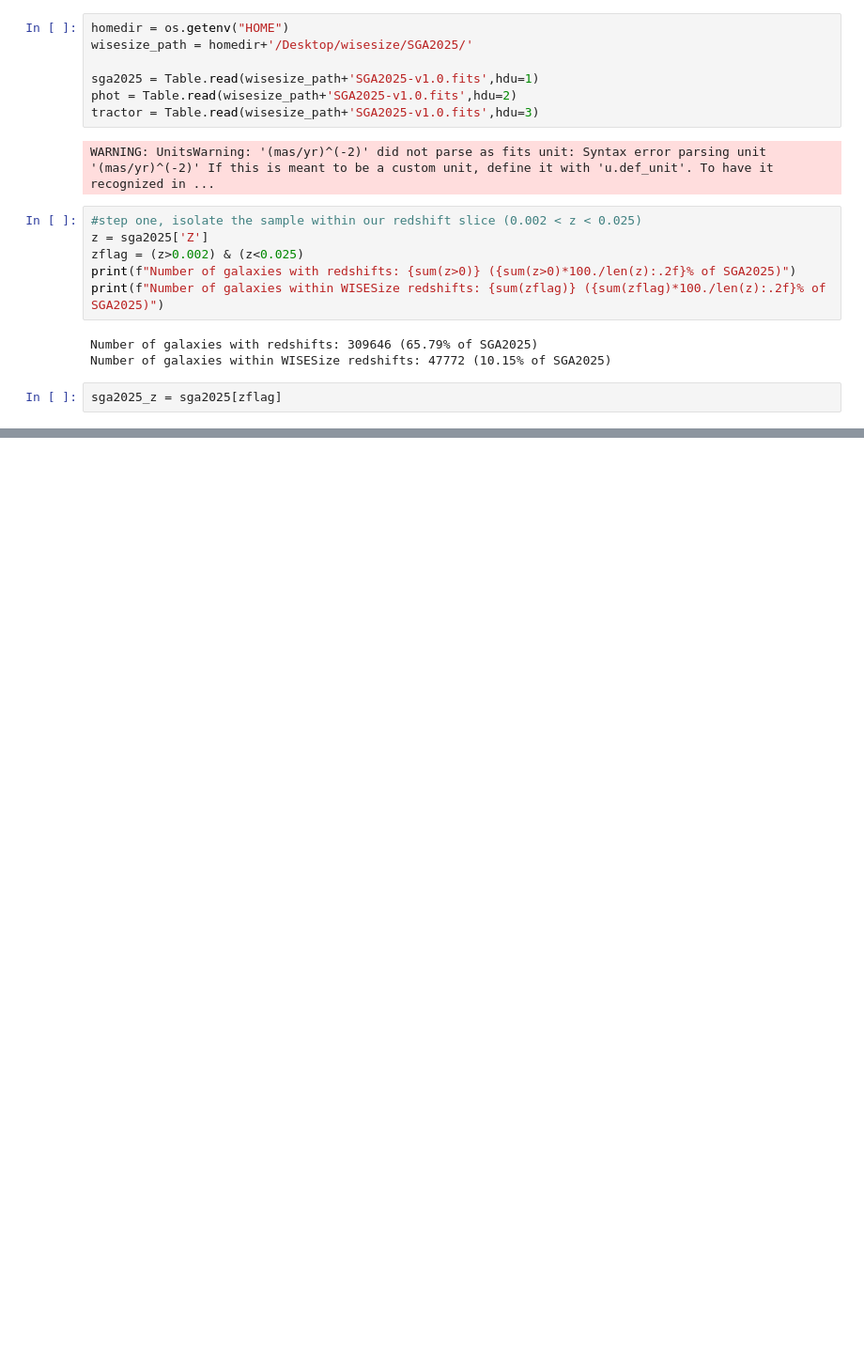
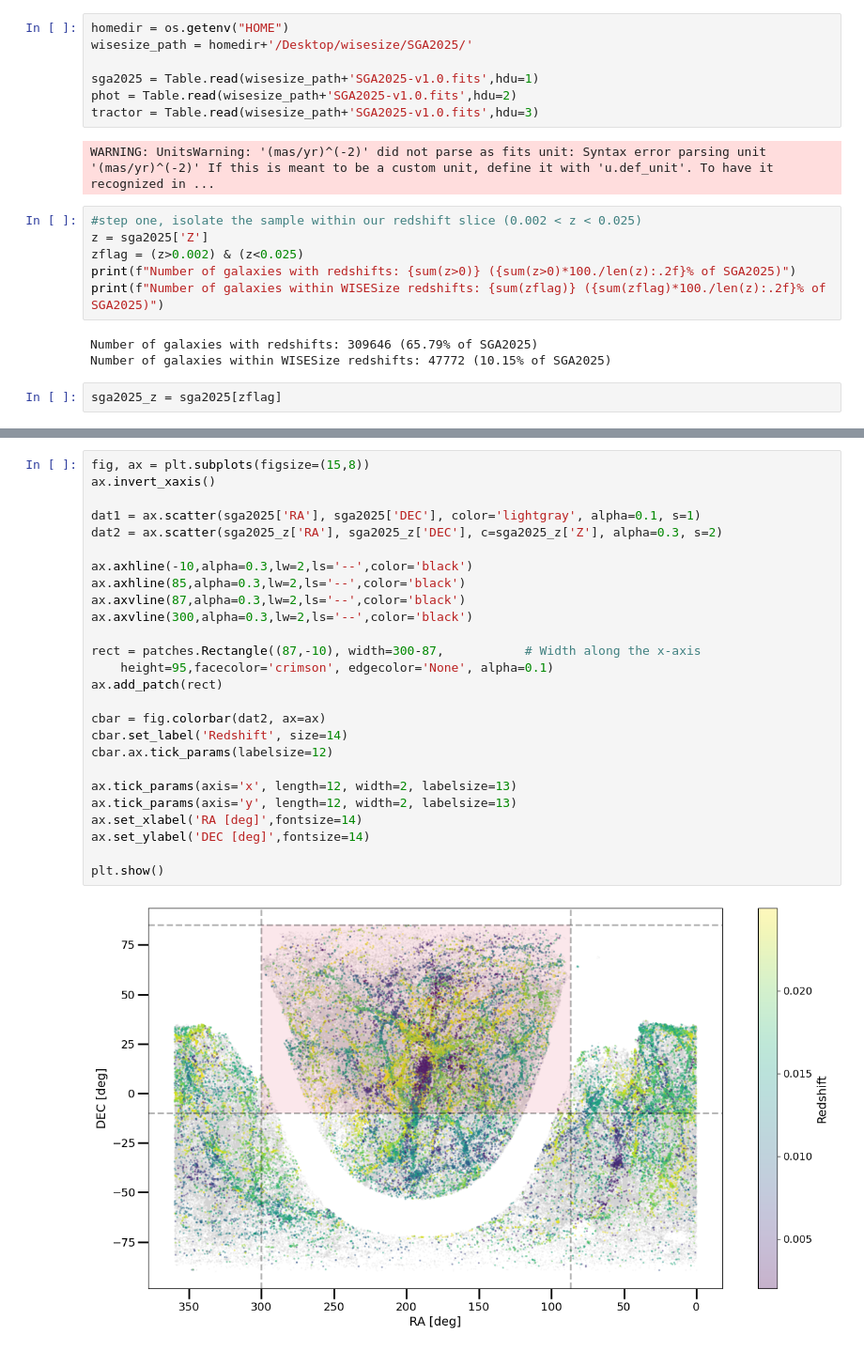
Before and after one commit to gammaspire/wisesize, a Jupyter notebook: wisesize_parent.ipynb, the cells around one changed output, grey strips where cells are left out. Shown at 94% size. Saved outputs shown, nothing was run; the diff lists cells and outputs as text; blank space fills up the shorter version.

```diff
--- a/wisesize_parent.ipynb
+++ b/wisesize_parent.ipynb
@@ -34,0 +52,28 @@ print(f"Number of galaxies within WISESize RA&DEC: {sum(zflag)} ({sum(zflag)*100
+# %%
+fig, ax = plt.subplots(figsize=(15,8))
+ax.invert_xaxis()
+
+dat1 = ax.scatter(sga2025['RA'], sga2025['DEC'], color='lightgray', alpha=0.1, s=1)
+dat2 = ax.scatter(sga2025_z['RA'], sga2025_z['DEC'], c=sga2025_z['Z'], alpha=0.3, s=2)
+
+ax.axhline(-10,alpha=0.3,lw=2,ls='--',color='black')
+ax.axhline(85,alpha=0.3,lw=2,ls='--',color='black')
+ax.axvline(87,alpha=0.3,lw=2,ls='--',color='black')
+ax.axvline(300,alpha=0.3,lw=2,ls='--',color='black')
+
+rect = patches.Rectangle((87,-10), width=300-87,           # Width along the x-axis
+    height=95,facecolor='crimson', edgecolor='None', alpha=0.1)
+ax.add_patch(rect)
+
+cbar = fig.colorbar(dat2, ax=ax)
+cbar.set_label('Redshift', size=14)
+cbar.ax.tick_params(labelsize=12)
+
+ax.tick_params(axis='x', length=12, width=2, labelsize=13)
+ax.tick_params(axis='y', length=12, width=2, labelsize=13)
+ax.set_xlabel('RA [deg]',fontsize=14)
+ax.set_ylabel('DEC [deg]',fontsize=14)
+
+plt.show()
+# %% [output]
+[figure, added]
```
Also changed, not shown: parts of 12 cells of this notebook, 20 other files.
